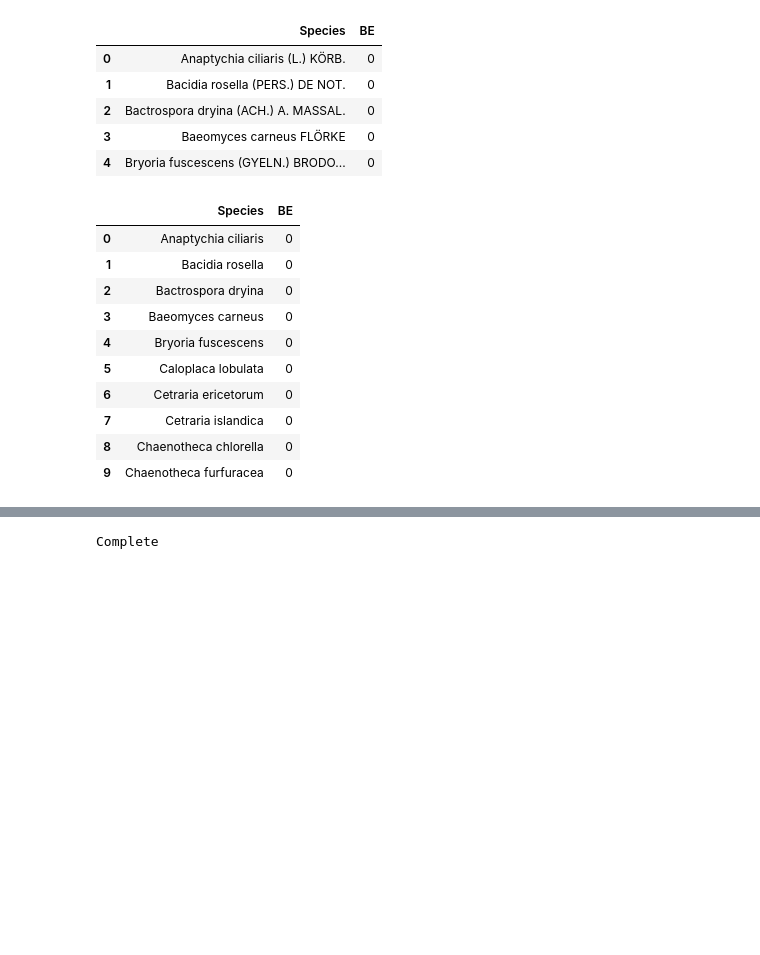
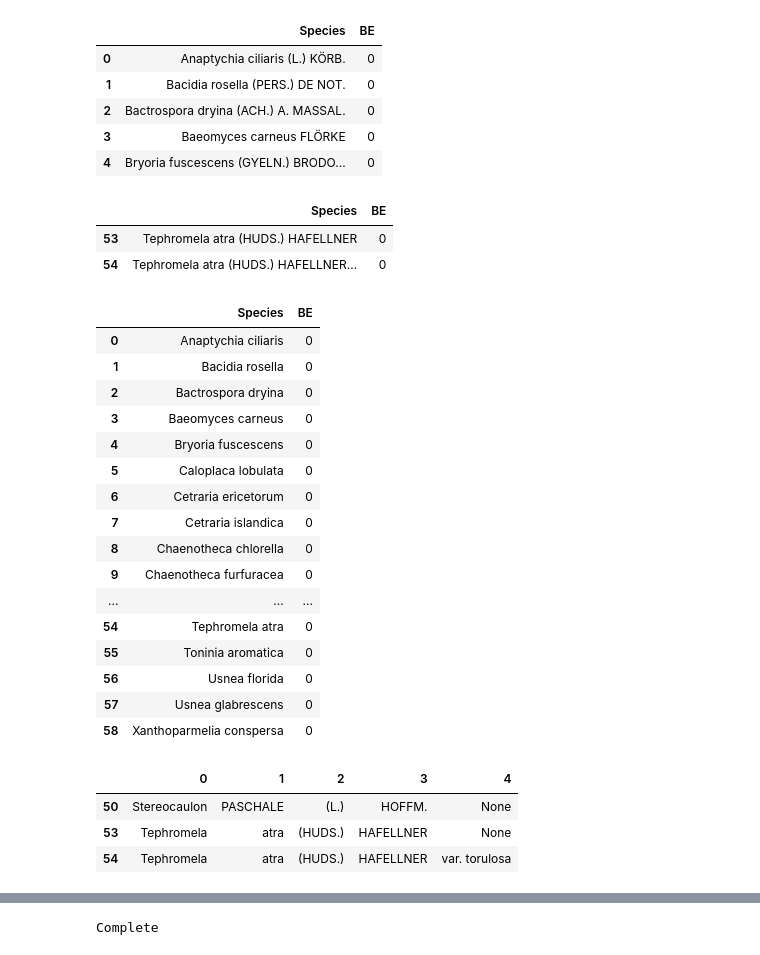
Before and after one commit to Zzzhenya/Berlin-red-list, a Jupyter notebook: Transformation/Raw_csv/Other.ipynb, the cells around one changed output, grey strips where cells are left out. Drawn from its saved outputs; the diff is of its cells as text; code cells hidden in the pictures; blank space fills up the shorter version.

```diff
--- a/Transformation/Raw_csv/Other.ipynb
+++ b/Transformation/Raw_csv/Other.ipynb
@@ -1249,21 +1395,42 @@ df.head()
 | 2 | Bactrospora dryina (ACH.) A. MASSAL. | 0 |
 | 3 | Baeomyces carneus FLÖRKE | 0 |
 | 4 | Bryoria fuscescens (GYELN.) BRODO... | 0 |
+# %%
+df[df["Species"].str.contains("Tephromela atra")]
+# %% [output]
+|  | Species | BE |
+| 53 | Tephromela atra (HUDS.) HAFELLNER | 0 |
+| 54 | Tephromela atra (HUDS.) HAFELLNER... | 0 |
 # %%
 # Editing species column based on binomial nomenclature
 
 df1 = df.Species.str.split(pat=" ", n = 3, expand = True)
+# For those with var
+df2 = df.Species.str.split(pat=" ", n = 4, expand = True)
 df.Species = df1[0].str.cat(df1[1], sep = " ")
-df.head(10)
+df
 # %% [output]
 |  | Species | BE |
 | 0 | Anaptychia ciliaris | 0 |
 | 1 | Bacidia rosella | 0 |
 | 2 | Bactrospora dryina | 0 |
 | 3 | Baeomyces carneus | 0 |
 | 4 | Bryoria fuscescens | 0 |
 | 5 | Caloplaca lobulata | 0 |
 | 6 | Cetraria ericetorum | 0 |
 | 7 | Cetraria islandica | 0 |
 | 8 | Chaenotheca chlorella | 0 |
 | 9 | Chaenotheca furfuracea | 0 |
+| ... | ... | ... |
+| 54 | Tephromela atra | 0 |
+| 55 | Toninia aromatica | 0 |
+| 56 | Usnea florida | 0 |
+| 57 | Usnea glabrescens | 0 |
+| 58 | Xanthoparmelia conspersa | 0 |
+# %%
+df2.iloc[[50,53,54]]
+# %% [output]
+|  | 0 | 1 | 2 | 3 | 4 |
+| 50 | Stereocaulon | PASCHALE | (L.) | HOFFM. | None |
+| 53 | Tephromela | atra | (HUDS.) | HAFELLNER | None |
+| 54 | Tephromela | atra | (HUDS.) | HAFELLNER | var. torulosa |
```
Also changed, not shown: parts of 29 cells of this notebook, 3 other files.
